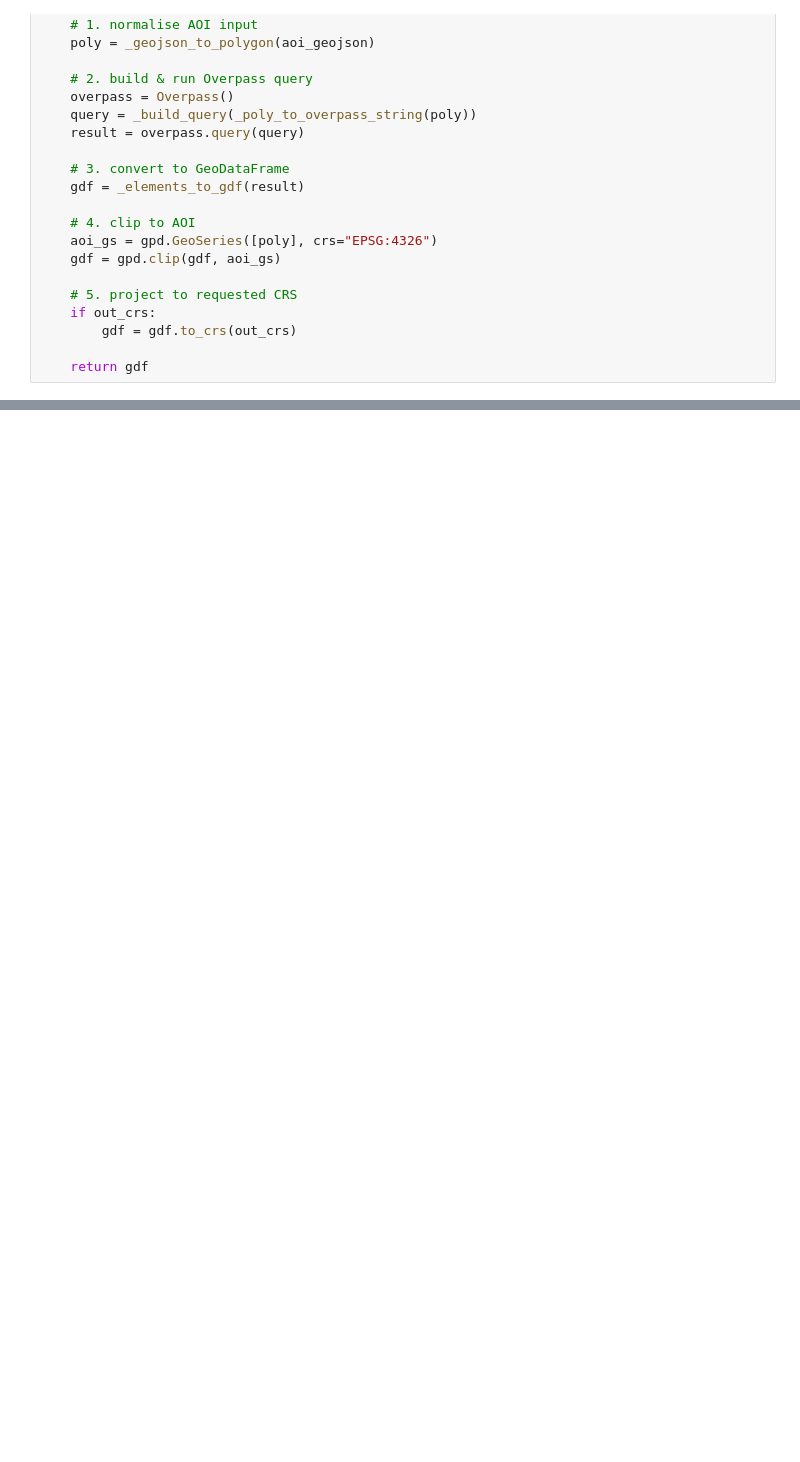
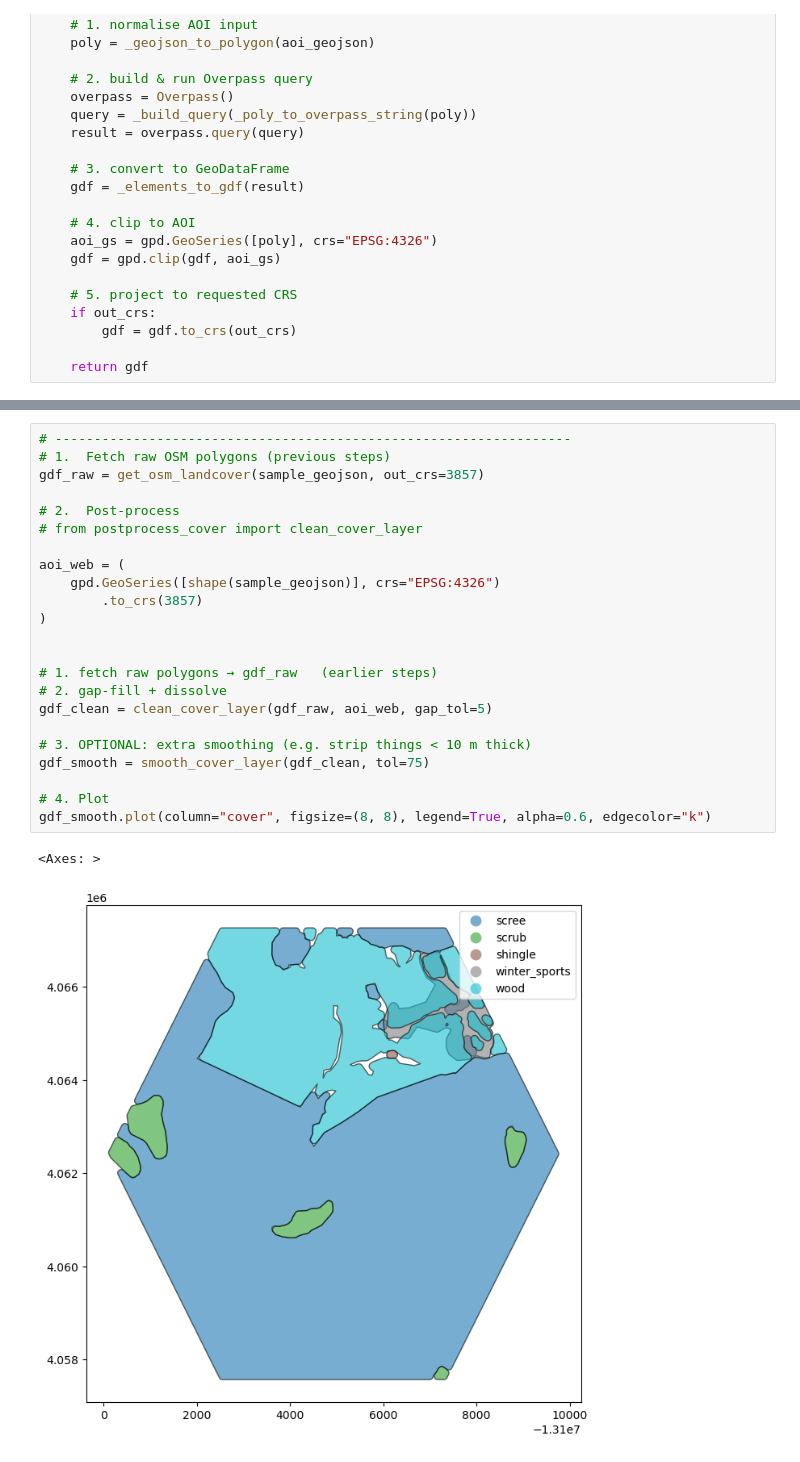
Before and after one commit to taby1/TouchTerrain_with_Landcover, a Jupyter notebook: landcover_osm test.ipynb, the cells around one changed output, grey strips where cells are left out. Drawn from its saved outputs; the diff is of its cells as text; blank space fills up the shorter version.

Commit message:
Smoothing sort of works

```diff
--- a/landcover_osm test.ipynb
+++ b/landcover_osm test.ipynb
@@ -187,0 +372,26 @@ plt.show()
+# %%
+# ------------------------------------------------------------------
+# 1.  Fetch raw OSM polygons (previous steps)
+gdf_raw = get_osm_landcover(sample_geojson, out_crs=3857)
+
+# 2.  Post-process
+# from postprocess_cover import clean_cover_layer
+
+aoi_web = (
+    gpd.GeoSeries([shape(sample_geojson)], crs="EPSG:4326")
+        .to_crs(3857)
+)
+
+
+# 1. fetch raw polygons → gdf_raw   (earlier steps)
+# 2. gap-fill + dissolve
+gdf_clean = clean_cover_layer(gdf_raw, aoi_web, gap_tol=5)
+
+# 3. OPTIONAL: extra smoothing (e.g. strip things < 10 m thick)
+gdf_smooth = smooth_cover_layer(gdf_clean, tol=75)
+
+# 4. Plot
+gdf_smooth.plot(column="cover", figsize=(8, 8), legend=True, alpha=0.6, edgecolor="k")
+# %% [output]
+<Axes: >
+[figure, added]
```
Also changed, not shown: parts of 4 cells of this notebook.
